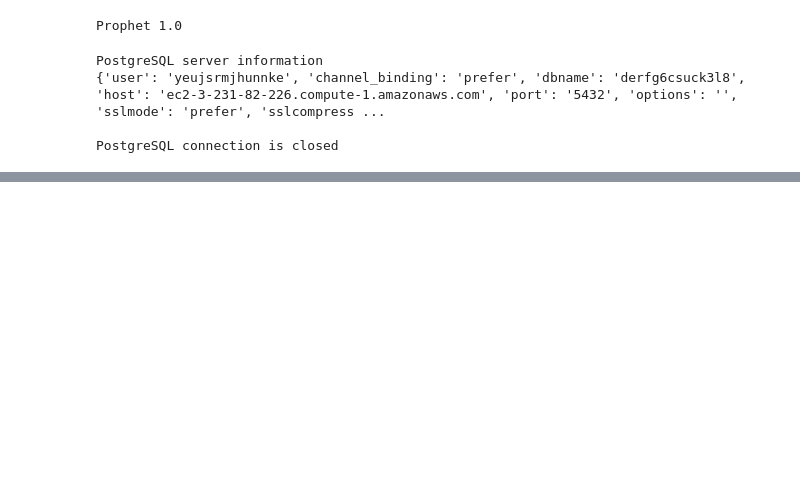
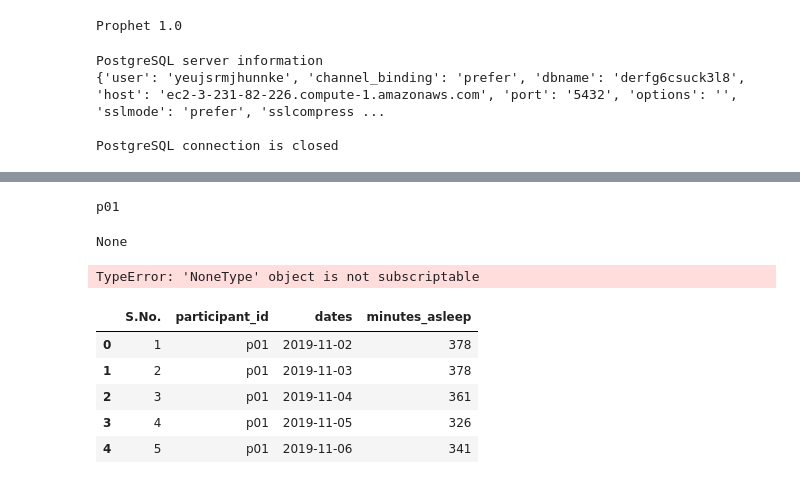
Before and after one commit to qaseemme064/Final-Project, a Jupyter notebook: ML_Test_11.ipynb, the cells around one changed output, grey strips where cells are left out. Cells and saved outputs as stored; diff of their text form; code cells hidden in the pictures; blank space fills up the shorter version.

```diff
--- a/ML_Test_11.ipynb
+++ b/ML_Test_11.ipynb
@@ -436,0 +559,24 @@ mape_df
+# %%
+print(id)
+# %% [output]
+p01
+# %%
+print(df)
+# %% [output]
+None
+# %%
+sleep_forcast_df = sleep_forcast_df.append({'Participant_ID' : id,
+                    'Dates' : df['Dates'],
+                    'Minutes_Asleep' : df['Minutes_Asleep']},
+                    ignore_index=True)
+# %% [output]
+TypeError: 'NoneType' object is not subscriptable
+# %%
+df_sleep.head()
+# %% [output]
+|  | S.No. | participant_id | dates | minutes_asleep |
+| 0 | 1 | p01 | 2019-11-02 | 378 |
+| 1 | 2 | p01 | 2019-11-03 | 378 |
+| 2 | 3 | p01 | 2019-11-04 | 361 |
+| 3 | 4 | p01 | 2019-11-05 | 326 |
+| 4 | 5 | p01 | 2019-11-06 | 341 |
```
Also changed, not shown: parts of 11 cells of this notebook.
